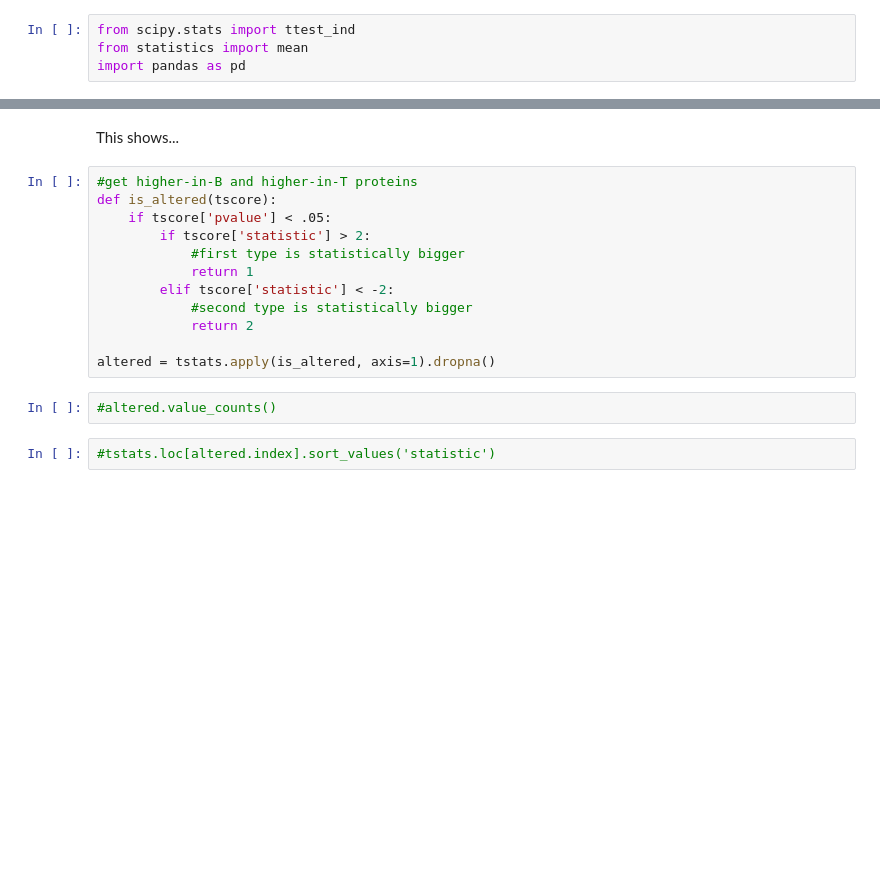
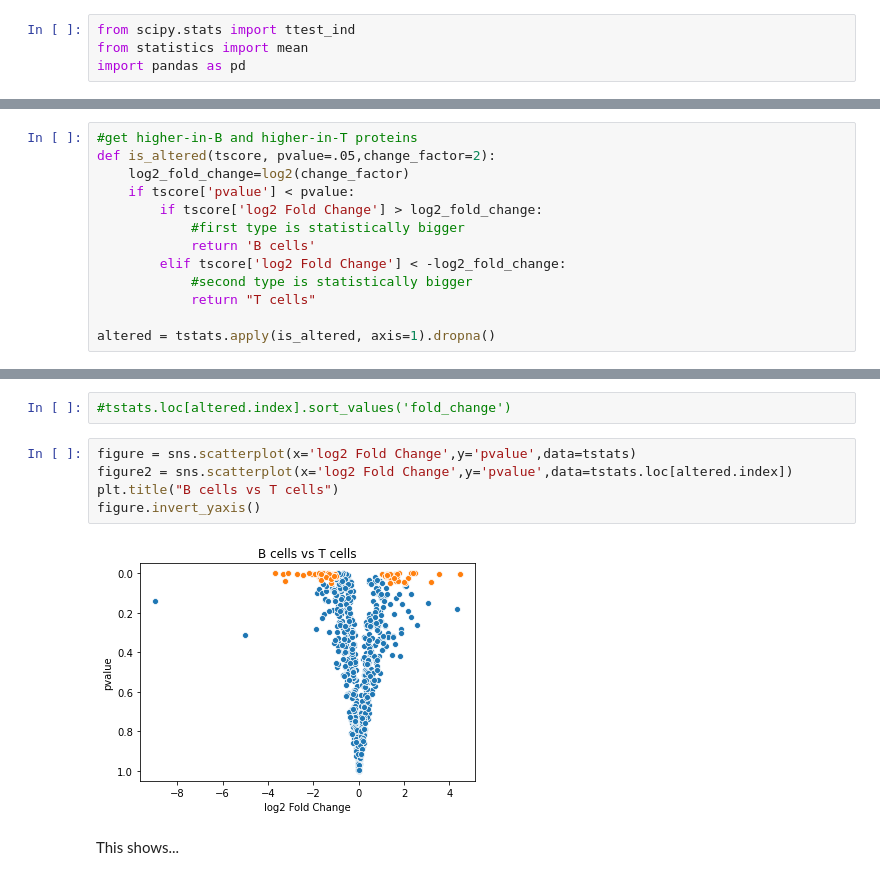
Before and after one commit to PayneLab/Lymphocytes1, a Jupyter notebook: B cells versus T cells.ipynb, the cells around one changed output, grey strips where cells are left out. Saved outputs shown, nothing was run; the diff lists cells and outputs as text; blank space fills up the shorter version.

```diff
--- a/B cells versus T cells.ipynb
+++ b/B cells versus T cells.ipynb
@@ -96,0 +115,13 @@ figure.invert_yaxis()
+# %%
+#get higher-in-B and higher-in-T proteins
+def is_altered(tscore, pvalue=.05,change_factor=2):
+    log2_fold_change=log2(change_factor)
+    if tscore['pvalue'] < pvalue:
+        if tscore['log2 Fold Change'] > log2_fold_change:
+            #first type is statistically bigger
+            return 'B cells'
+        elif tscore['log2 Fold Change'] < -log2_fold_change:
+            #second type is statistically bigger
+            return "T cells"
+
+altered = tstats.apply(is_altered, axis=1).dropna()
@@ -97,18 +166,11 @@ figure.invert_yaxis()
+# %%
+#tstats.loc[altered.index].sort_values('fold_change')
+# %%
+figure = sns.scatterplot(x='log2 Fold Change',y='pvalue',data=tstats)
+figure2 = sns.scatterplot(x='log2 Fold Change',y='pvalue',data=tstats.loc[altered.index])
+plt.title("B cells vs T cells")
+figure.invert_yaxis()
+# %% [output]
+[figure, added]
 # %% [markdown]
 This shows...
-# %%
-#get higher-in-B and higher-in-T proteins
-def is_altered(tscore):
-    if tscore['pvalue'] < .05:
-        if tscore['statistic'] > 2:
-            #first type is statistically bigger
-            return 1
-        elif tscore['statistic'] < -2:
-            #second type is statistically bigger
-            return 2
-
-altered = tstats.apply(is_altered, axis=1).dropna()
-# %%
-#altered.value_counts()
-# %%
-#tstats.loc[altered.index].sort_values('statistic')
```
Also changed, not shown: parts of 10 cells of this notebook, 2 other files.
